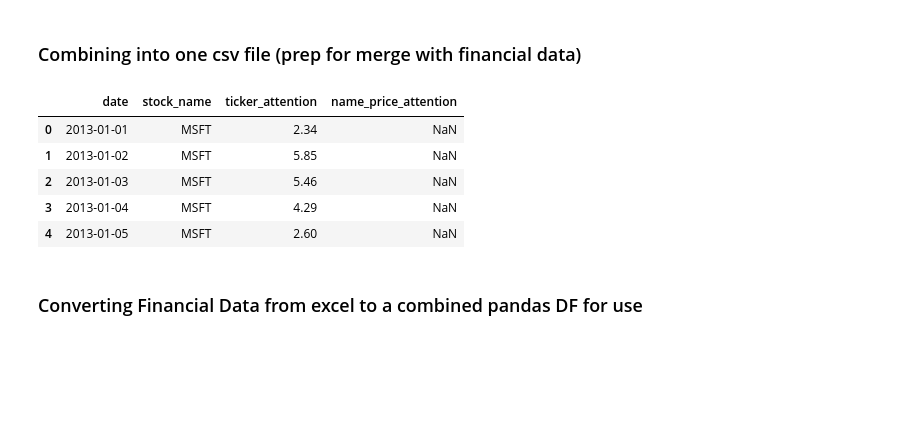
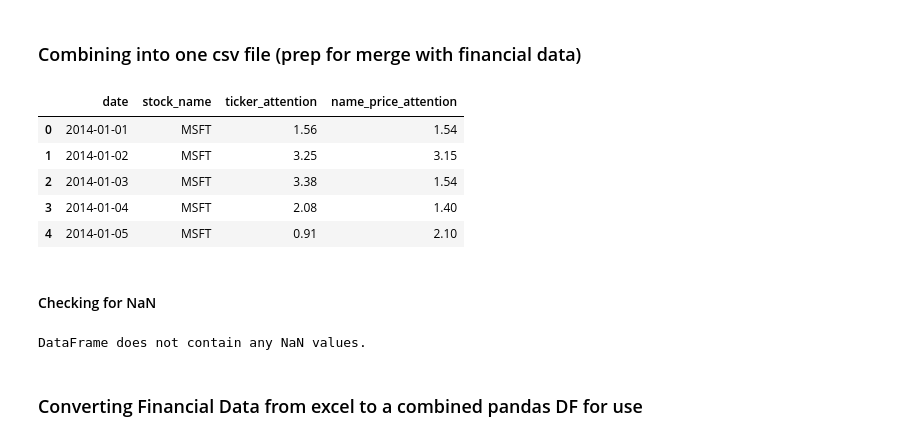
Before and after one commit to senaruetschlin/Investor_Attention, a Jupyter notebook: googletrends_AB_new.ipynb, the cells around one changed output. Drawn from its saved outputs; the diff is of its cells as text; code cells hidden in the pictures; blank space fills up the shorter version.

Commit message:
combined_data

```diff
--- a/googletrends_AB_new.ipynb
+++ b/googletrends_AB_new.ipynb
@@ -356,7 +303,7 @@ csv_files = ['MSFT_trends.csv', 'AAPL_trends.csv', 'Visa_trends.csv', 'JPM_trend
                'KO_trends.csv', 'MCD_trends.csv', 'CSCO_trends.csv',  'INTC_trends.csv',
                'DIS_trends.csv', 'VZ_trends.csv', 'AMGN_trends.csv', 'IBM_trends.csv',
                'CAT_trends.csv', 'NKE_trends.csv', 'AXP_trends.csv', 'HON_trends.csv',
-               'BA_trends.csv',  'GS_trends.csv', 'MMM_trends.csv', 'TRV_trends.csv', 'TSLA_trends.csv', 'WBA_trends.csv', 'AMZN_trends.csv']
+               'BA_trends.csv',  'GS_trends.csv', 'MMM_trends.csv', 'TRV_trends.csv', 'TSLA_trends.csv', 'WBA_trends.csv']
 
 csv_files_2 = ['MSFT_price_trends.csv', 'AAPL_price_trends.csv', 'Visa_price_trends.csv', 'JPM_price_trends.csv',
                'UNH_price_trends.csv', 'WMT_price_trends.csv', 'JNJ_price_trends.csv', 'PG_price_trends.csv',
@@ -384,14 +338,15 @@ stock_price_df = merge_csv_files(csv_files_2, 'google_trends/stock_price', 'name
 # %% [markdown]
 ### Combining into one csv file (prep for merge with financial data)
 # %%
-google_trends_df = pd.merge(ticker_only_df,stock_price_df, left_on=['date', 'stock_name'], right_on=['date', 'stock_name'], how='left')
-google_trends_df.to_csv('google_trends.csv', index=False)
+#google_trends_df = pd.merge(ticker_only_df,stock_price_df, left_on=['date', 'stock_name'], right_on=['date', 'stock_name'], how='left')
+#google_trends_df.to_csv('google_trends.csv', index=False)
+
+google_trends_df = pd.merge(ticker_only_df, stock_price_df, on=['date', 'stock_name'])
+google_trends_df.head()
+# %% [output]
+|  | date | stock_name | ticker_attention | name_price_attention |
+| 0 | 2014-01-01 | MSFT | 1.56 | 1.54 |
+| 1 | 2014-01-02 | MSFT | 3.25 | 3.15 |
+| 2 | 2014-01-03 | MSFT | 3.38 | 1.54 |
+| 3 | 2014-01-04 | MSFT | 2.08 | 1.40 |
+| 4 | 2014-01-05 | MSFT | 0.91 | 2.10 |
-# %%
-google_trends_df.head()
-# %% [output]
-|  | date | stock_name | ticker_attention | name_price_attention |
-| 0 | 2013-01-01 | MSFT | 2.34 | NaN |
-| 1 | 2013-01-02 | MSFT | 5.85 | NaN |
-| 2 | 2013-01-03 | MSFT | 5.46 | NaN |
-| 3 | 2013-01-04 | MSFT | 4.29 | NaN |
-| 4 | 2013-01-05 | MSFT | 2.60 | NaN |
@@ -398,3 +355,14 @@ google_trends_df.head()
+# %% [markdown]
+#### Checking for NaN
+# %%
+nan_values = google_trends_df.isna().any().any()
+
+if nan_values:
+    print("DataFrame contains NaN values.")
+else:
+    print("DataFrame does not contain any NaN values.")
+# %% [output]
+DataFrame does not contain any NaN values.
 # %% [markdown]
 ### Converting Financial Data from excel to a combined pandas DF for use
 # %%
```
Also changed, not shown: parts of 13 cells of this notebook, 1 other file.
